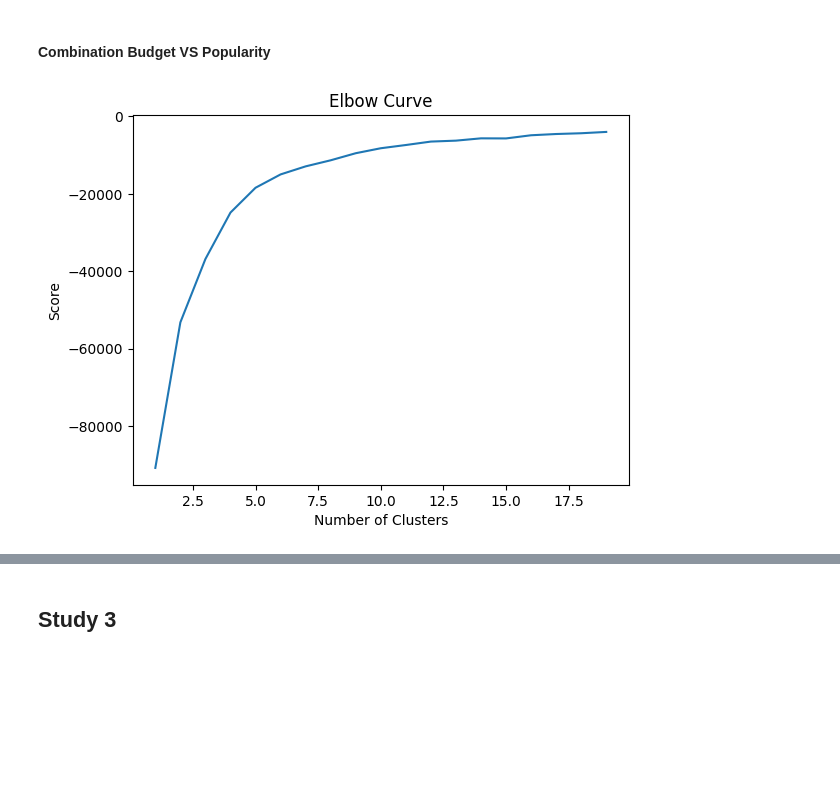
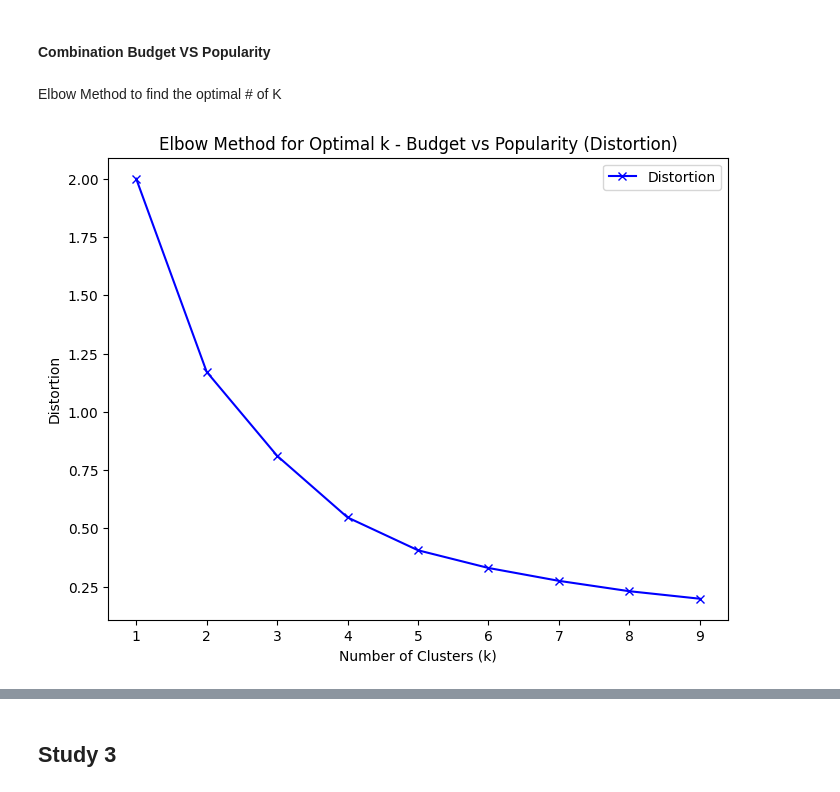
Before and after one commit to maddierioux/CSI4142_A4, a Jupyter notebook: Studies.ipynb, the cells around one changed output, grey strips where cells are left out. Saved outputs shown, nothing was run; the diff lists cells and outputs as text; code cells hidden in the pictures; blank space fills up the shorter version.

```diff
--- a/Studies.ipynb
+++ b/Studies.ipynb
@@ -617,8 +634,6 @@ score = [kmeans[i].fit(combo1_scaled).score(combo1_scaled) for i in range(len(km
-# %%
-plt.plot(Num_of_clusters,score)
-plt.xlabel('Number of Clusters')
-plt.ylabel('Score')
-plt.title('Elbow Curve')
-plt.show()
-# %% [output]
-[figure, removed]
+# %% [markdown]
+Elbow Method to find the optimal # of K
+# %%
+find_optimal_k_manual(combo1_scaled, 'Budget vs Popularity')
+# %% [output]
+[figure, added]
```
Also changed, not shown: parts of 22 cells of this notebook.
